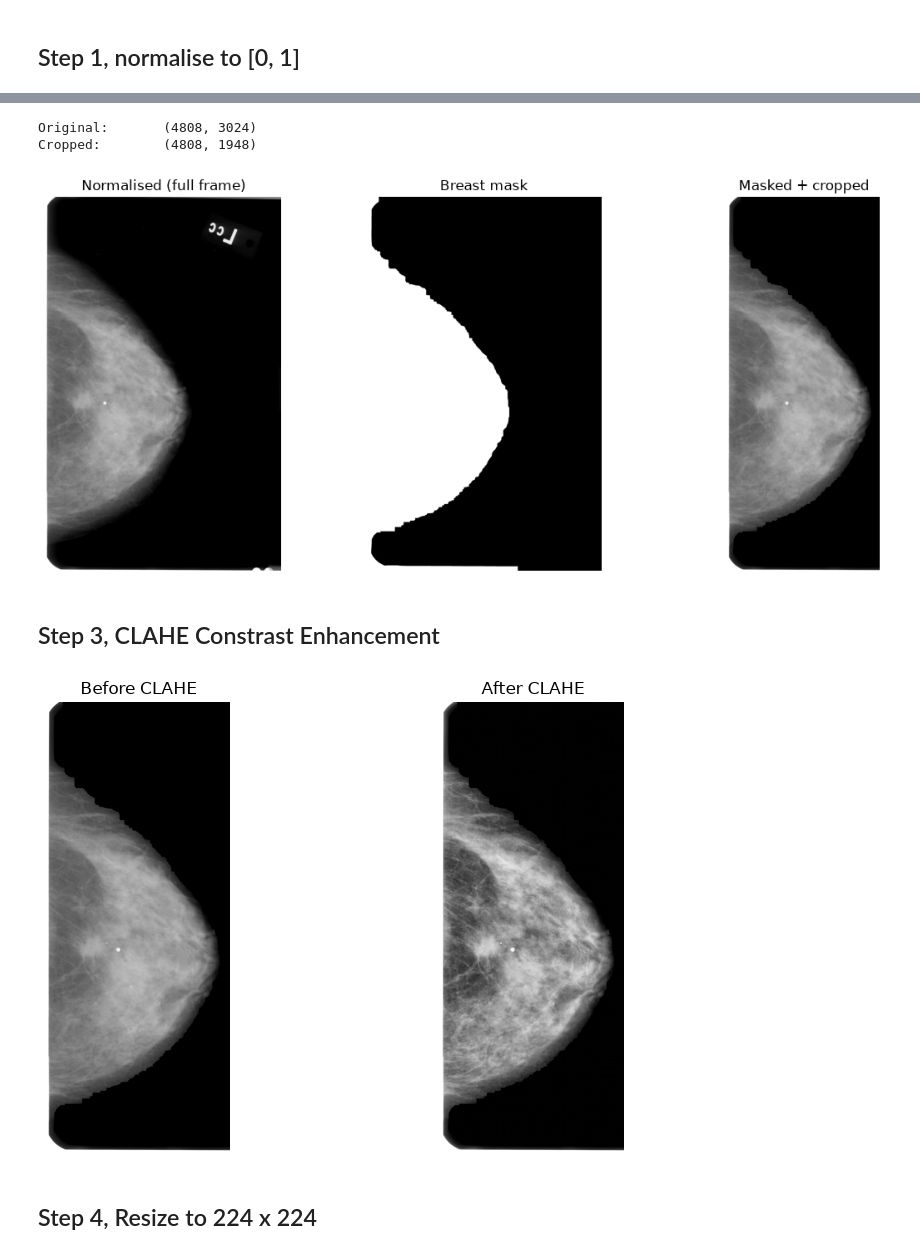
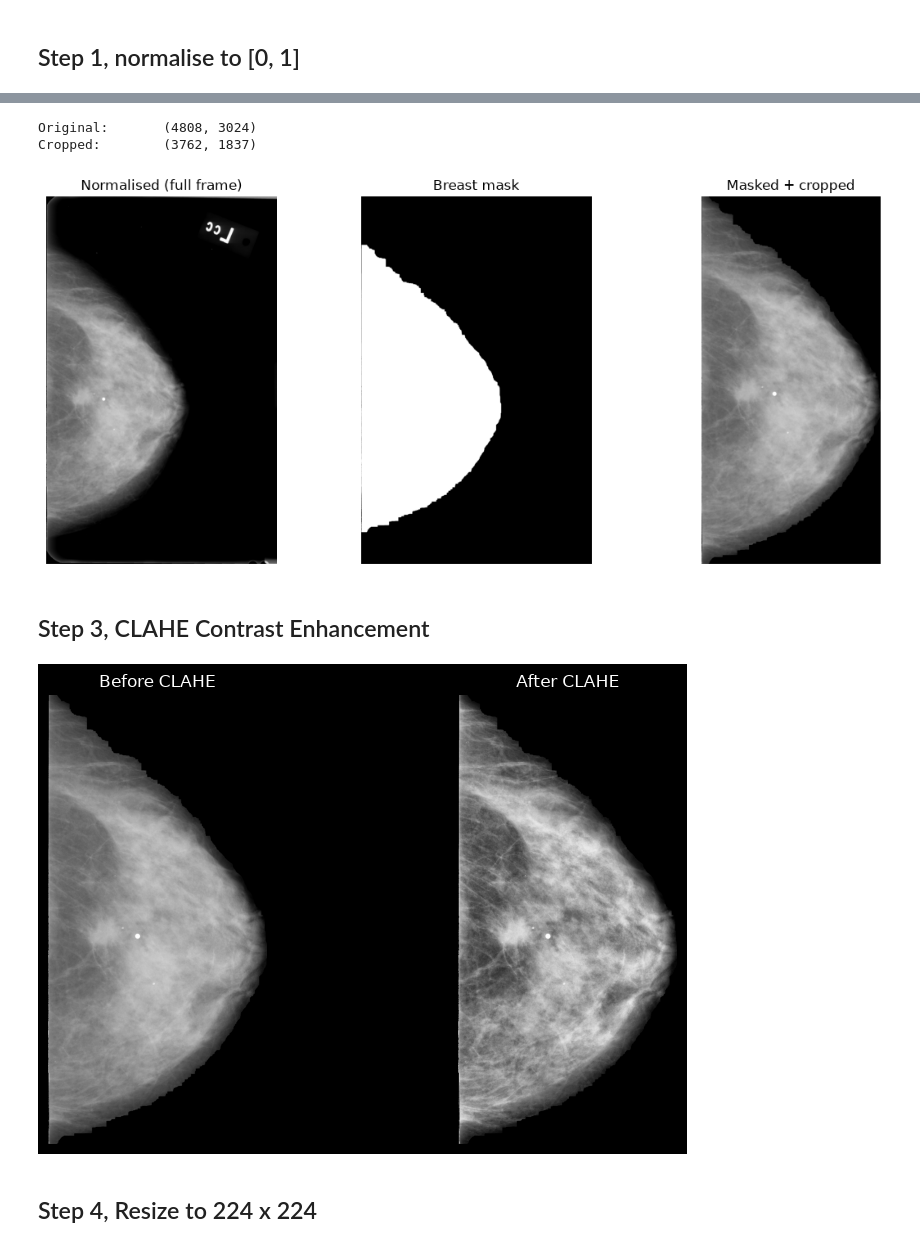
Before and after one commit to klrkdekira/mammo-second-reader, a Jupyter notebook: notebooks/03_dicom_preprocessing.ipynb, the cells around one changed output, grey strips where cells are left out. Drawn from its saved outputs; the diff is of its cells as text; code cells hidden in the pictures.

```diff
--- a/notebooks/03_dicom_preprocessing.ipynb
+++ b/notebooks/03_dicom_preprocessing.ipynb
@@ -70,7 +67,10 @@ Max:    65535
 # %% [markdown]
 ## Step 1, normalise to [0, 1]
 # %%
+from src.data.preprocessing import strip_border
+
 arr = load_dicom(image_path)
+arr = strip_border(arr)   # zero film border before everything else
 print(f"Shape:\t{arr.shape}")
 print(f"Dtype:\t{arr.dtype}")
 print(f"Min:\t{arr.min():.4f}")
@@ -78,7 +78,7 @@ print(f"Max:\t{arr.max():.4f}")
 
 plt.figure(figsize=(5, 5))
 plt.imshow(arr, cmap="gray")
-plt.title("After load_dicom (normalised to [0, 1])")
+plt.title("After load_dicom + strip_border (normalised to [0, 1])")
 plt.axis("off")
 plt.show()
 # %% [output]
@@ -94,7 +94,10 @@ In order to achieve Grad-CAM vs ROI auditability, I need to train on the full im
 
 `segment_breast` uses Otsu thresholding and keeps the largest connected component, removing the burned-in laterality marker and black border that would otherwise dominate the CNN's attention. `breast_bbox` returns the tight crop box, which is also reused when cropping the ROI mask so heatmaps and lesion outlines stay registered.
 # %%
-mask = segment_breast(arr)
+import numpy as np
+
+mask = segment_breast(arr, remove_border=False)
+mask = mask * (arr > 1e-6).astype(np.float32)
 y0, y1, x0, x1 = breast_bbox(mask)
 arr_cropped = (arr * mask)[y0:y1, x0:x1]
 print(f"Original:\t{arr.shape}")
@@ -117,26 +120,35 @@ plt.tight_layout()
 plt.show()
 # %% [output]
 Original:       (4808, 3024)
-Cropped:        (4808, 1948)
+Cropped:        (3762, 1837)
-[figure, old version]
+[figure, new version]
 # %% [markdown]
-## Step 3, CLAHE Constrast Enhancement
+## Step 3, CLAHE Contrast Enhancement
 # %%
-arr_clahe = apply_clahe(arr_cropped)
+import numpy as np
 
-fig, axes = plt.subplots(1, 2, figsize=(10, 5))
+mask_crop = mask[y0:y1, x0:x1]
+arr_crop = arr[y0:y1, x0:x1]
+
+# Fill dark background with tissue mean so CLAHE tiles straddling the
+# tissue/background boundary don't see a steep dark->bright gradient.
+tissue_mean = float(np.mean(arr_crop[mask_crop > 0]))
+arr_filled = np.where(mask_crop > 0, arr_crop, tissue_mean)
+arr_clahe = apply_clahe(arr_filled) * mask_crop
+
+fig, axes = plt.subplots(1, 2, figsize=(10, 5), facecolor="black")
 axes[0].imshow(arr_cropped, cmap="gray")
-axes[0].set_title("Before CLAHE")
+axes[0].set_title("Before CLAHE", color="white")
 axes[0].axis("off")
 
 axes[1].imshow(arr_clahe, cmap="gray")
-axes[1].set_title("After CLAHE")
+axes[1].set_title("After CLAHE", color="white")
 axes[1].axis("off")
 
 plt.tight_layout()
 plt.show()
 # %% [output]
-[figure, old version]
+[figure, new version]
 # %% [markdown]
 ## Step 4, Resize to 224 x 224
 # %%
```
Also changed, not shown: parts of 6 cells of this notebook, 34 other files.
